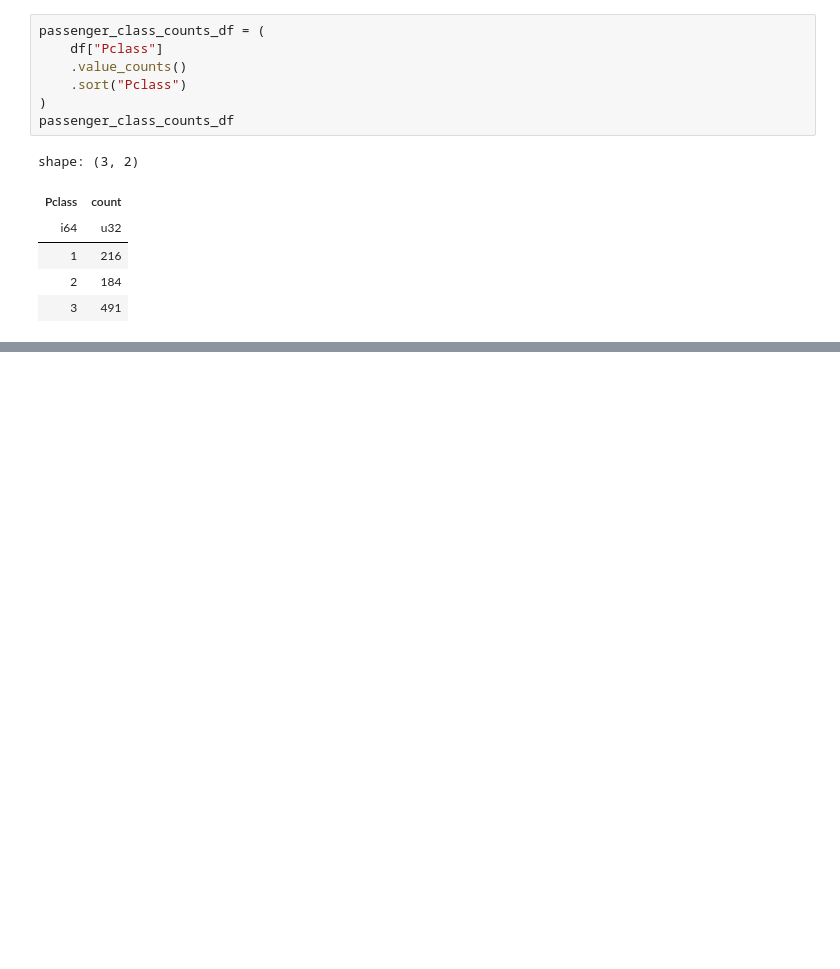
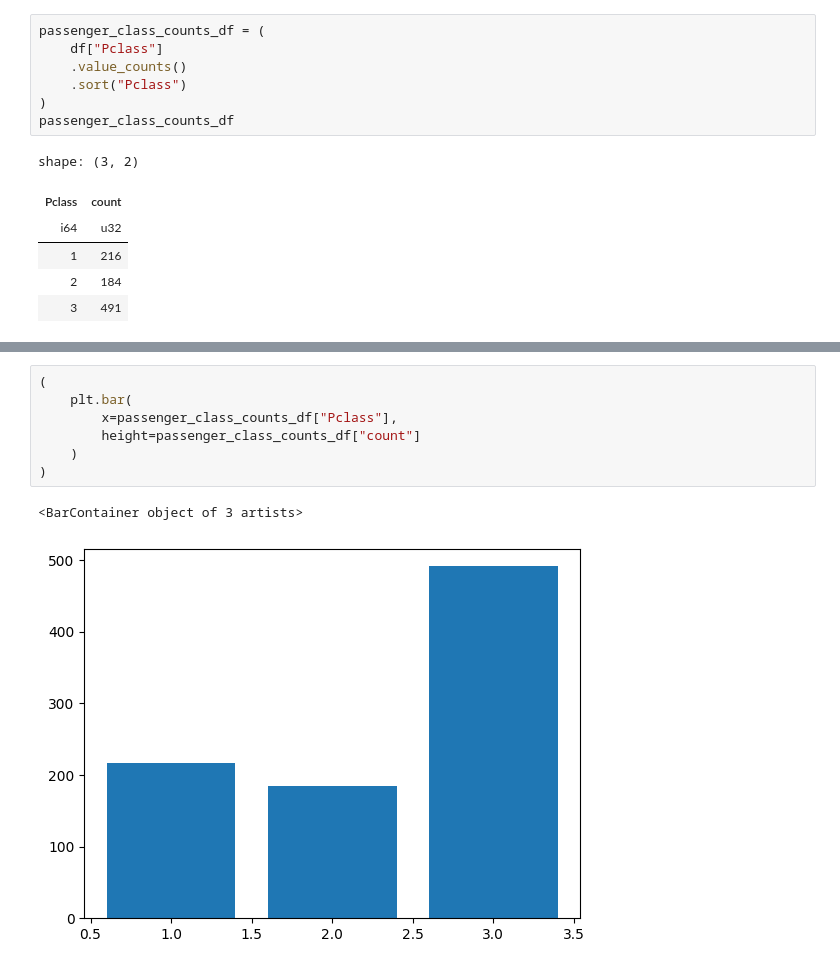
Before and after one commit to yukikitayama/data-analysis, a Jupyter notebook: polars/visualization.ipynb, the cells around one changed output, grey strips where cells are left out. Cells and saved outputs as stored; diff of their text form; blank space fills up the shorter version.

Commit message:
finish visualization

```diff
--- a/polars/visualization.ipynb
+++ b/polars/visualization.ipynb
@@ -49,0 +243,10 @@ ModuleUpgradeRequiredError: altair>=5.4.0 is required for `.plot`
+# %%
+(
+    plt.bar(
+        x=passenger_class_counts_df["Pclass"],
+        height=passenger_class_counts_df["count"]
+    )
+)
+# %% [output]
+<BarContainer object of 3 artists>
+[figure, added]
```
Also changed, not shown: parts of 17 cells of this notebook, 2 other files.
